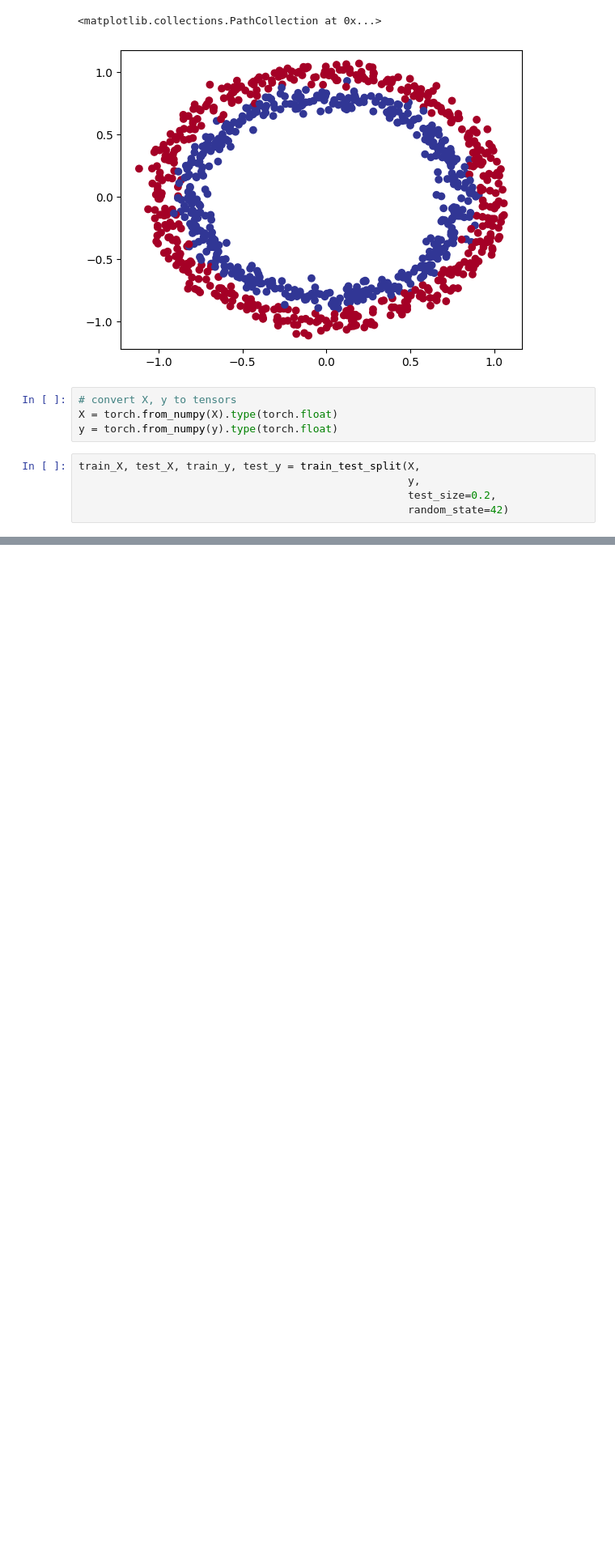
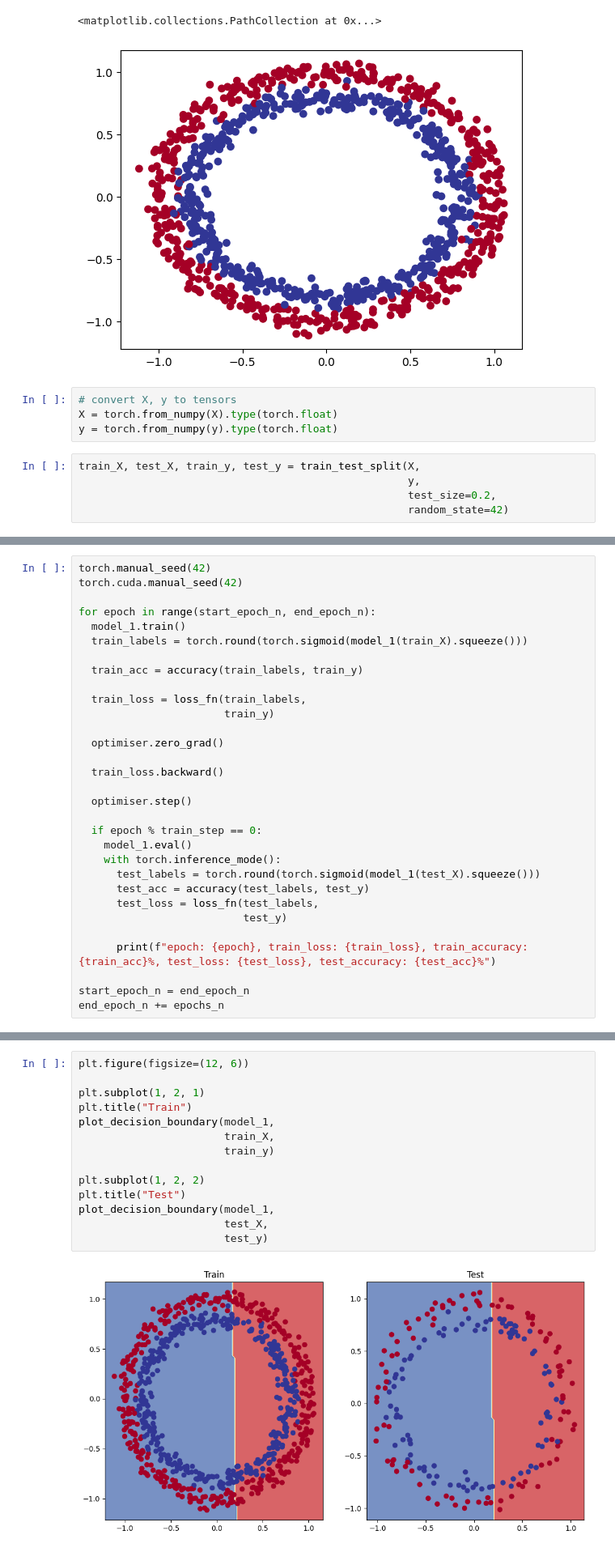
Before and after one commit to AnnaBozhenko/ML_course, a Jupyter notebook: 02_pyTorch_classification.ipynb, the cells around one changed output, grey strips where cells are left out. Shown: that part at 81% size. Saved outputs shown, nothing was run; the diff lists cells and outputs as text; blank space fills up the shorter version.

```diff
--- a/02_pyTorch_classification.ipynb
+++ b/02_pyTorch_classification.ipynb
@@ -35,0 +272,31 @@ torch.Size([200])
+# %%
+torch.manual_seed(42)
+torch.cuda.manual_seed(42)
+
+for epoch in range(start_epoch_n, end_epoch_n):
+  model_1.train()
+  train_labels = torch.round(torch.sigmoid(model_1(train_X).squeeze()))
+
+  train_acc = accuracy(train_labels, train_y)
+
+  train_loss = loss_fn(train_labels,
+                       train_y)
+
+  optimiser.zero_grad()
+
+  train_loss.backward()
+
+  optimiser.step()
+
+  if epoch % train_step == 0:
+    model_1.eval()
+    with torch.inference_mode():
+      test_labels = torch.round(torch.sigmoid(model_1(test_X).squeeze()))
+      test_acc = accuracy(test_labels, test_y)
+      test_loss = loss_fn(test_labels,
+                          test_y)
+
+      print(f"epoch: {epoch}, train_loss: {train_loss}, train_accuracy: {train_acc}%, test_loss: {test_loss}, test_accuracy: {test_acc}%")
+
+start_epoch_n = end_epoch_n
+end_epoch_n += epochs_n
@@ -35,0 +318,16 @@ torch.Size([200])
+# %%
+plt.figure(figsize=(12, 6))
+
+plt.subplot(1, 2, 1)
+plt.title("Train")
+plot_decision_boundary(model_1,
+                       train_X,
+                       train_y)
+
+plt.subplot(1, 2, 2)
+plt.title("Test")
+plot_decision_boundary(model_1,
+                       test_X,
+                       test_y)
+# %% [output]
+[figure, added]
```
Also changed, not shown: parts of 57 cells of this notebook.
